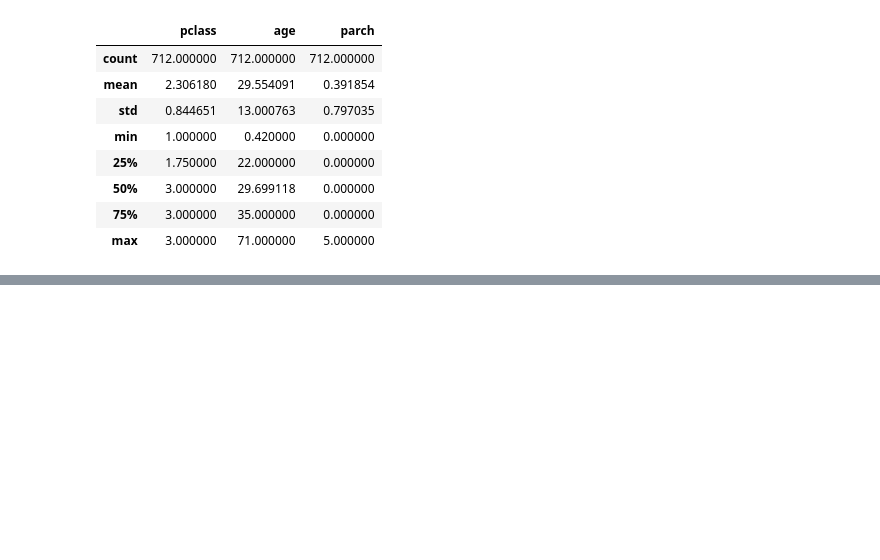
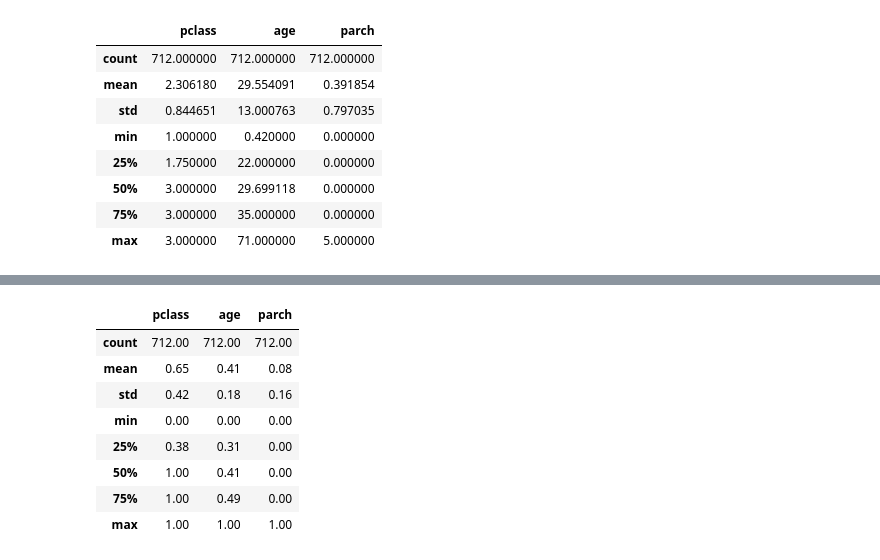
Before and after one commit to Smritishrest/EDA, a Jupyter notebook: FeatureScaling.ipynb, the cells around one changed output, grey strips where cells are left out. Saved outputs shown, nothing was run; the diff lists cells and outputs as text; code cells hidden in the pictures; blank space fills up the shorter version.

```diff
--- a/FeatureScaling.ipynb
+++ b/FeatureScaling.ipynb
@@ -126,0 +148,12 @@ X_train_sc.describe().round(2)
+# %%
+X_train_mmc.describe().round(2)
+# %% [output]
+|  | pclass | age | parch |
+| count | 712.00 | 712.00 | 712.00 |
+| mean | 0.65 | 0.41 | 0.08 |
+| std | 0.42 | 0.18 | 0.16 |
+| min | 0.00 | 0.00 | 0.00 |
+| 25% | 0.38 | 0.31 | 0.00 |
+| 50% | 1.00 | 0.41 | 0.00 |
+| 75% | 1.00 | 0.49 | 0.00 |
+| max | 1.00 | 1.00 | 1.00 |
```
Also changed, not shown: parts of 12 cells of this notebook, 4 other files.
